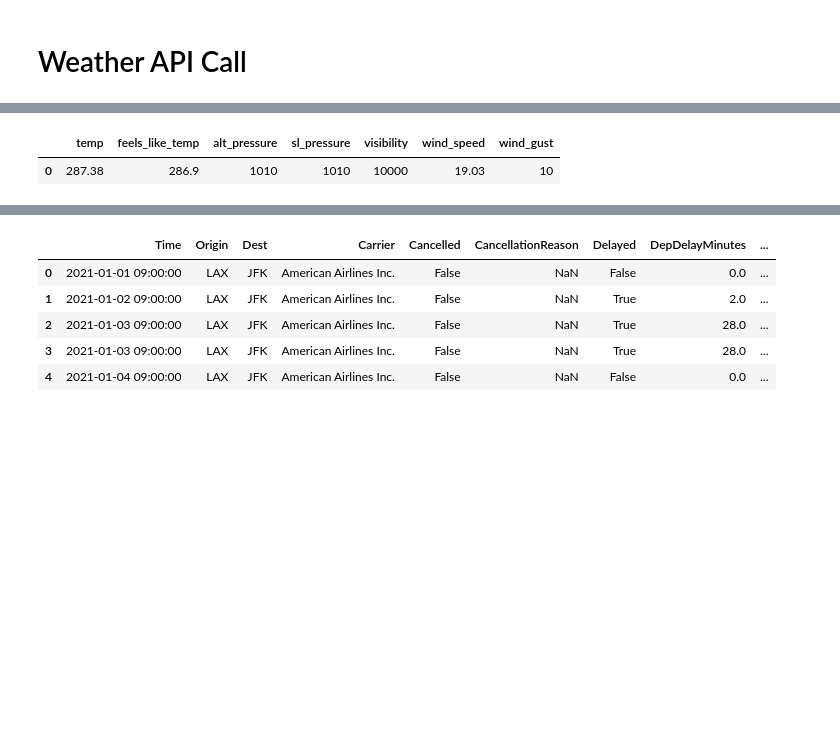
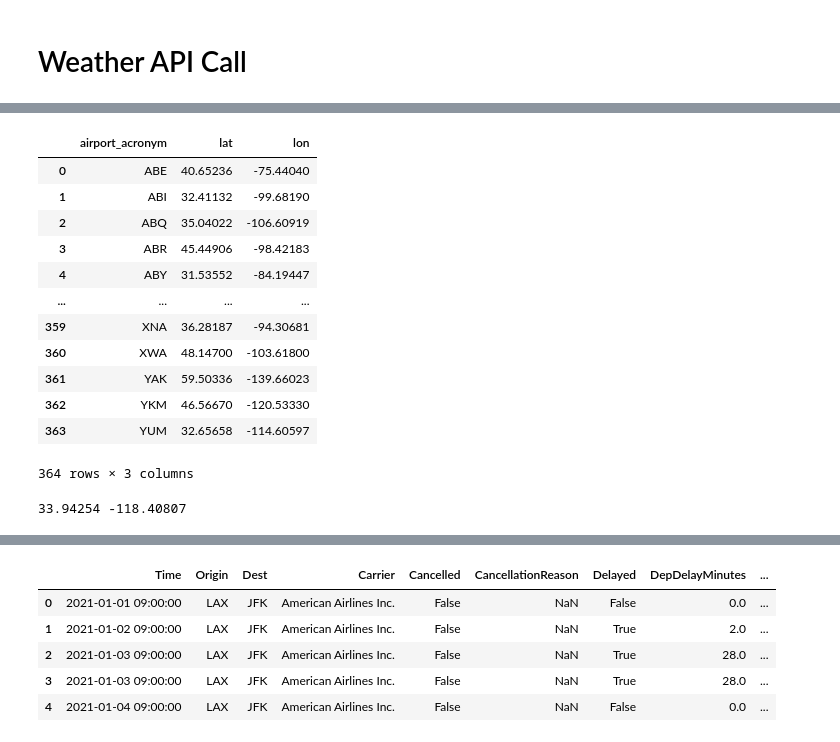
Before and after one commit to diego-mogollon/lateguru, a Jupyter notebook: notebooks/api_C.ipynb, the cells around one changed output, grey strips where cells are left out. Saved outputs shown, nothing was run; the diff lists cells and outputs as text; code cells hidden in the pictures; blank space fills up the shorter version.

Commit message:
validating fast API and weather API code

```diff
--- a/notebooks/api_C.ipynb
+++ b/notebooks/api_C.ipynb
@@ -77,0 +38,21 @@ float
+# %%
+cleaned_airport_geos_df = airport_geo_df[['IATA_CODE', 'LATITUDE', 'LONGITUDE']]\
+    .rename(columns={'IATA_CODE': 'airport_acronym',
+                     'LATITUDE': 'lat',
+                     'LONGITUDE':'lon'})
+
+cleaned_airport_geos_df
+# %% [output]
+|  | airport_acronym | lat | lon |
+| 0 | ABE | 40.65236 | -75.44040 |
+| 1 | ABI | 32.41132 | -99.68190 |
+| 2 | ABQ | 35.04022 | -106.60919 |
+| 3 | ABR | 45.44906 | -98.42183 |
+| 4 | ABY | 31.53552 | -84.19447 |
+| ... | ... | ... | ... |
+| 359 | XNA | 36.28187 | -94.30681 |
+| 360 | XWA | 48.14700 | -103.61800 |
+| 361 | YAK | 59.50336 | -139.66023 |
+| 362 | YKM | 46.56670 | -120.53330 |
+| 363 | YUM | 32.65658 | -114.60597 |
+364 rows × 3 columns
@@ -78,5 +73,15 @@ float
 # %%
-df = pd.DataFrame({
+def get_weather_data(lat, lon):
+    #lat= -37.663712
+    #lon= 144.844788
+
+    url = "https://api.openweathermap.org/data/2.5/weather?"
+    params = {'lat': str(lat), 'lon':str(lon), "appid":OW_API_KEY}
+    response = requests.get(url, params=params)
+    json_response = response.json()
+
+
+    weather_dict = {
     "temp": json_response['main']['temp'],
     "feels_like_temp": json_response['main']['feels_like'],
     "alt_pressure": json_response['main']['pressure'],
@@ -84,9 +89,14 @@ df = pd.DataFrame({
     "visibility": json_response['visibility'],
     "wind_speed": json_response['wind']['speed'],
     "wind_gust": json_response['wind']['deg']
-}, index = [0])
+    #precipitation and ice accretion to be added
+    }
 
-df
+    #clean up json response object before outputting data
+    return weather_dict
-# %% [output]
-|  | temp | feels_like_temp | alt_pressure | sl_pressure | visibility | wind_speed | wind_gust |
-| 0 | 287.38 | 286.9 | 1010 | 1010 | 10000 | 19.03 | 10 |
+# %%
+lat, lon = get_lat_lon_cordinates(airport)
+
+print(lat, lon)
+# %% [output]
+33.94254 -118.40807
```
Also changed, not shown: parts of 21 cells of this notebook, 1 other file.
